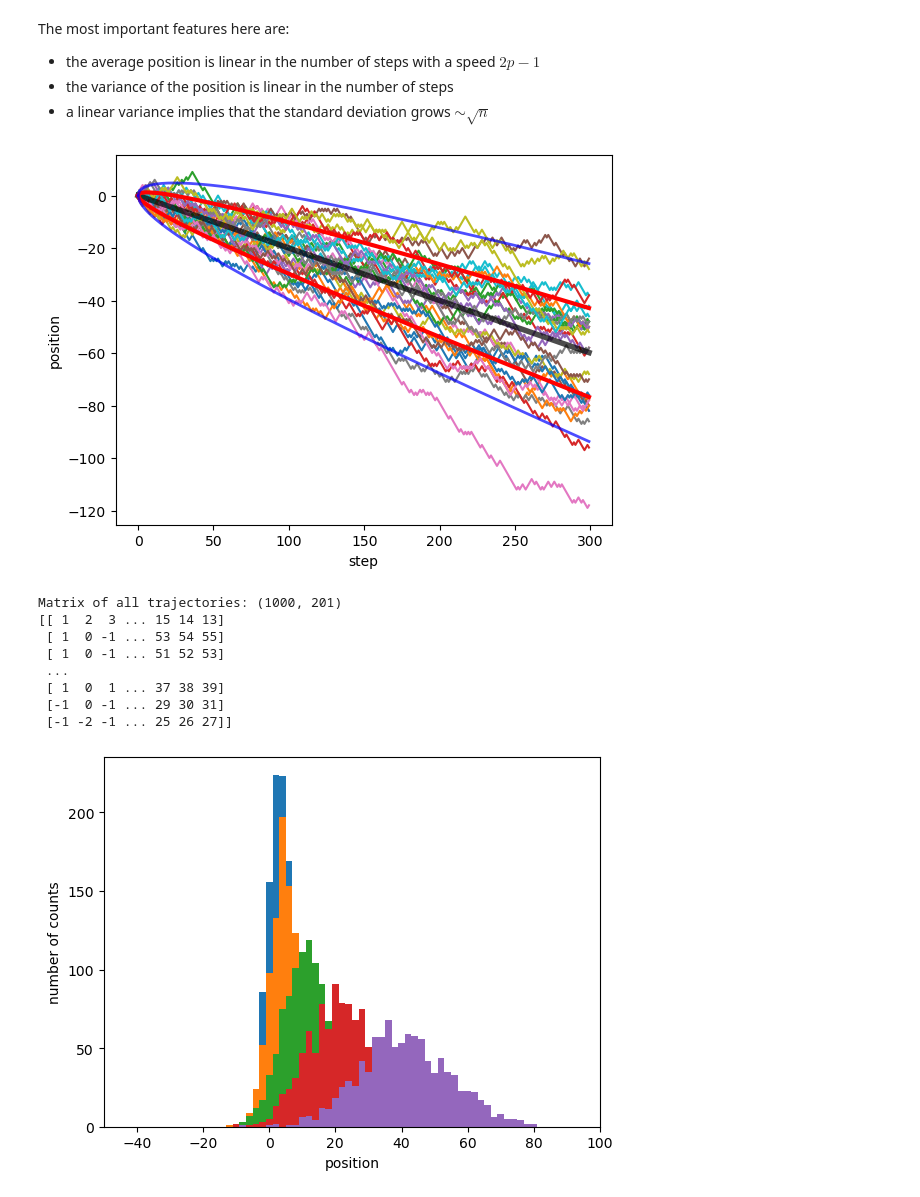
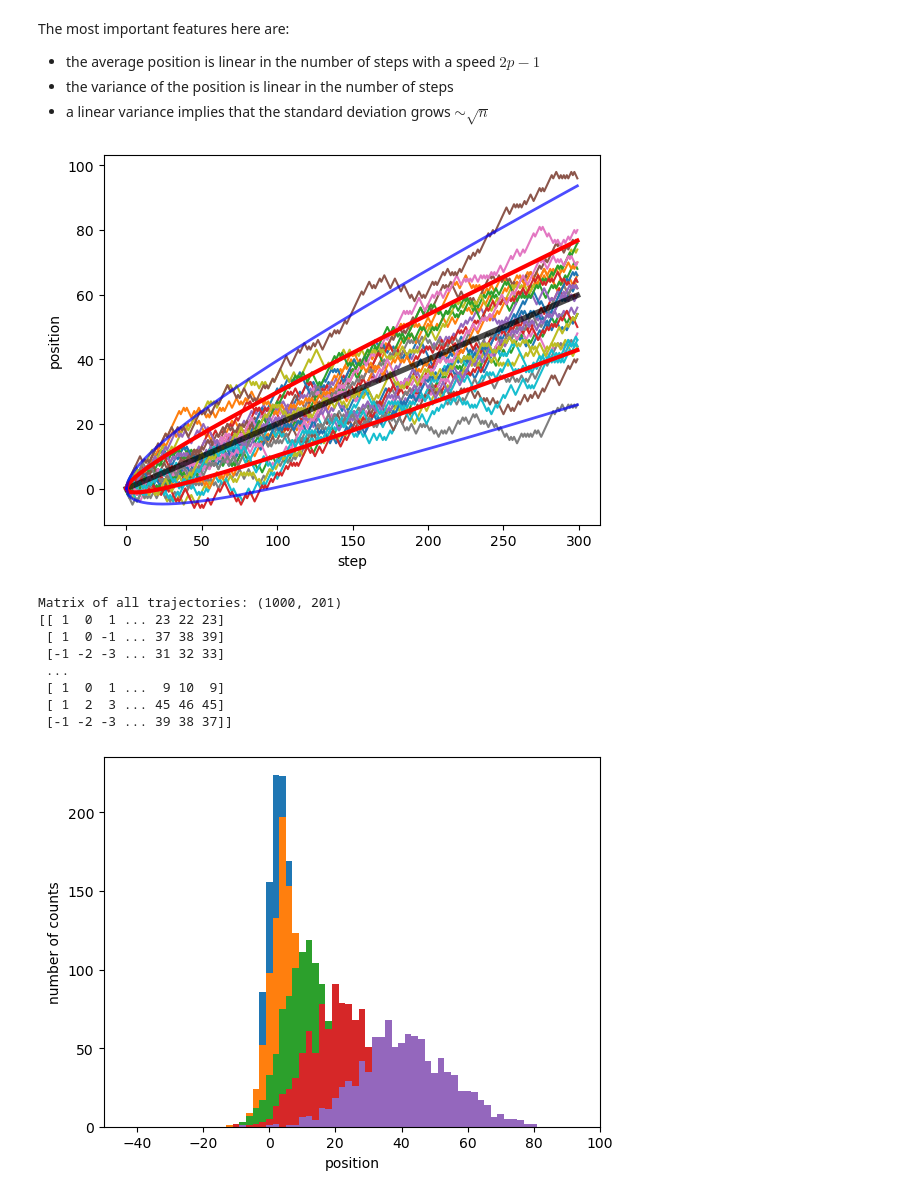
Before and after one commit to neherlab/PoL1-course-materials, a Jupyter notebook: notebooks/lecture04a_RandomWalks.ipynb, the cells around one changed output. Saved outputs shown, nothing was run; the diff lists cells and outputs as text; code cells hidden in the pictures.

```diff
--- a/notebooks/lecture04a_RandomWalks.ipynb
+++ b/notebooks/lecture04a_RandomWalks.ipynb
@@ -48,7 +48,7 @@ import numpy as np
 
 n_repetitions = 15
 n_steps = 100
-p=0.5
+p=0.6
 
 
 # we repeat the entire process several timesx
@@ -137,35 +137,35 @@ The most important features here are:
 # random walks in a statistical sense.
 # We will create many random walks and look at the mean
 # and variance of the position after different numbers of steps
 n_repetitions = 30
 n_steps = 300
-p=0.4
+p=0.6
 
 for rep in range(n_repetitions):
     # cumsum sums all elements in an array, 2*(np.random.random(size=n_steps)<p) - 1 is a list of +/- 1 of length n_steps
     left_right_steps = 2*(np.random.random(size=n_steps)<p) - 1
     # sum these steps to calculate the position along the trajectory
     traj = np.cumsum(left_right_steps)
     # plot
     plt.plot(traj)
 
 steps = np.arange(n_steps)
 # plot the average
 mean = (2*p-1)*steps
 plt.plot(steps, mean, lw=4, alpha=0.7, c='k')
 
 # plot the average +/- one standard deviation
 one_std = np.sqrt(4*p*(1-p)*steps)
 plt.plot(steps, mean + one_std, lw=3, alpha=1.0, c='r')
 plt.plot(steps, mean - one_std, lw=3, alpha=1.0, c='r')
 # plot the average +/- two standard deviations
 plt.plot(steps, mean + 2*one_std, lw=2, alpha=0.7, c='b')
 plt.plot(steps, mean - 2*one_std, lw=2, alpha=0.7, c='b')
 plt.xlabel('step')
 plt.ylabel('position')
 plt.show()
 # %% [output]
-[figure, old version]
+[figure, new version]
 # %%
 # Alternatively, we can plot the distributions.
 # Let make a long list of very many trajectories!
@@ -186,13 +186,13 @@ print("Matrix of all trajectories:", all_traj.shape)
 print(all_traj)
 # %% [output]
 Matrix of all trajectories: (1000, 201)
-[[ 1  2  3 ... 15 14 13]
- [ 1  0 -1 ... 53 54 55]
- [ 1  0 -1 ... 51 52 53]
+[[ 1  0  1 ... 23 22 23]
+ [ 1  0 -1 ... 37 38 39]
+ [-1 -2 -3 ... 31 32 33]
  ...
- [ 1  0  1 ... 37 38 39]
- [-1  0 -1 ... 29 30 31]
- [-1 -2 -1 ... 25 26 27]]
+ [ 1  0  1 ...  9 10  9]
+ [ 1  2  3 ... 45 46 45]
+ [-1 -2 -3 ... 39 38 37]]
 # %%
 # From all these trajectories, lets calculate mean and variance
 # after every step and plot the distributions.
```
Also changed, not shown: parts of 2 cells of this notebook, 10 other files.
